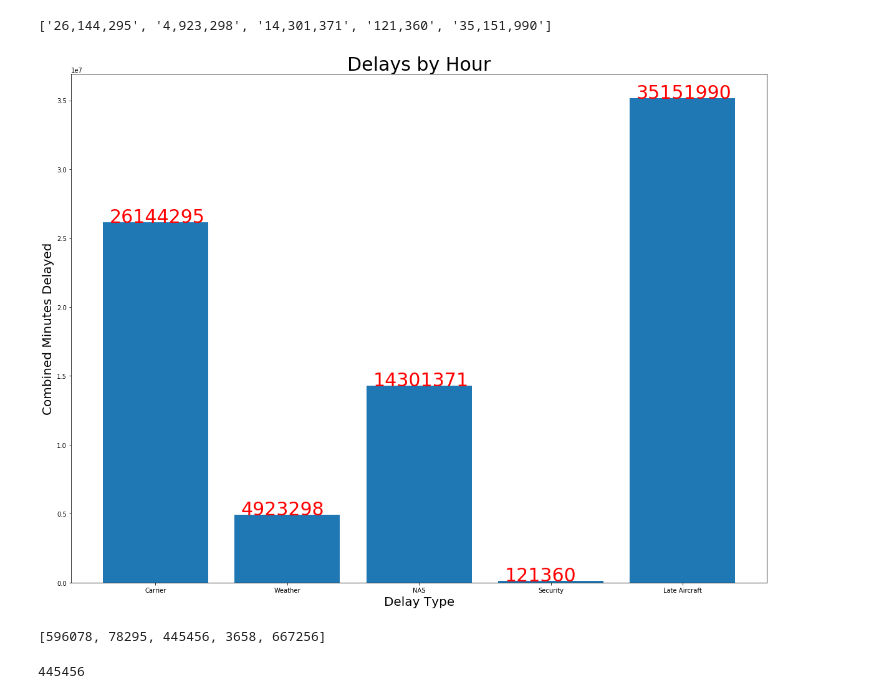
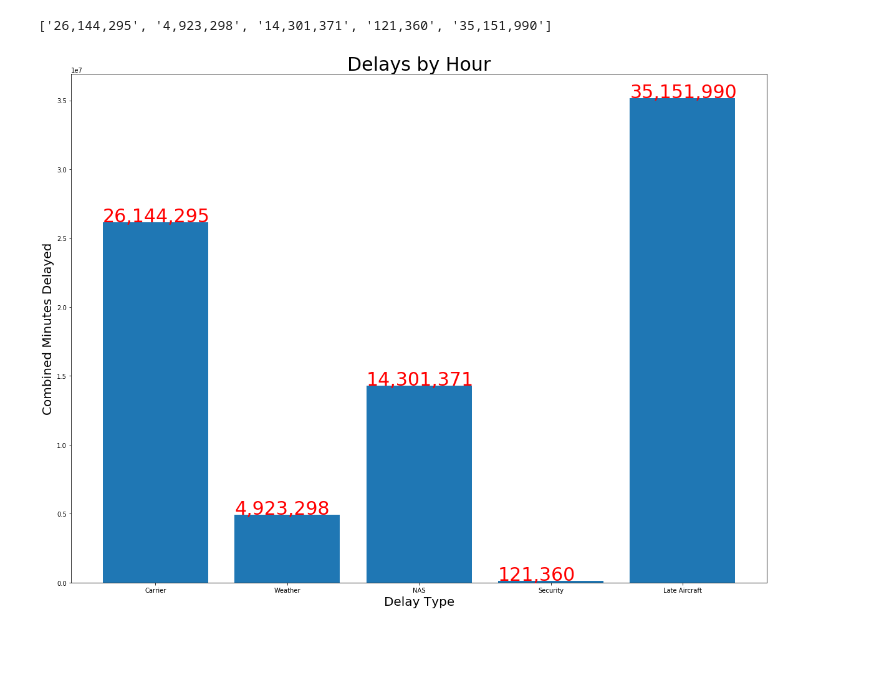
Before and after one commit to Arimorris/delays, a Jupyter notebook: visuals .ipynb, the cells around one changed output. Saved outputs shown, nothing was run; the diff lists cells and outputs as text; code cells hidden in the pictures; blank space fills up the shorter version.

```diff
--- a/visuals .ipynb
+++ b/visuals .ipynb
@@ -403,15 +403,15 @@ delay_count_clean
 # %%
 plt.figure(figsize=(20,15))
 plt.bar(delay_type, delay_count)
 plt.title("Delays by Hour", fontsize =30)
 plt.xlabel('Delay Type', fontsize =20)
 # plt.xticks([delay_type])
 plt.ylabel('Combined Minutes Delayed', fontsize =20)
 for a,b in zip(range(5), delay_count):
-    plt.text(a - .35, b +1500, str(b), fontsize =30, color ='r')
+    plt.text(a - .4, b +50000, str("{:,}".format(int(b))), fontsize =30, color ='r')
 plt.show()
 # %% [output]
-[figure, old version]
+[figure, new version]
 # %%
 # copy df to play with delay columns
 type_freq = delay.copy()
@@ -422,14 +422,6 @@ for d in d_type:
     type_freq[d] = type_freq[d].apply(lambda x: 1 if x > 0.0 else 0 )
 # %%
 freq_of_delay = [type_freq[d].sum() for d in d_type]
-# %%
-freq_of_delay
-# %% [output]
-[596078, 78295, 445456, 3658, 667256]
-# %%
-type_freq['NAS_DELAY'].sum()
-# %% [output]
-445456
 # %%
 plt.figure(figsize=(20,15))
 plt.bar(delay_type, freq_of_delay)
```
Also changed, not shown: parts of 4 cells of this notebook.
